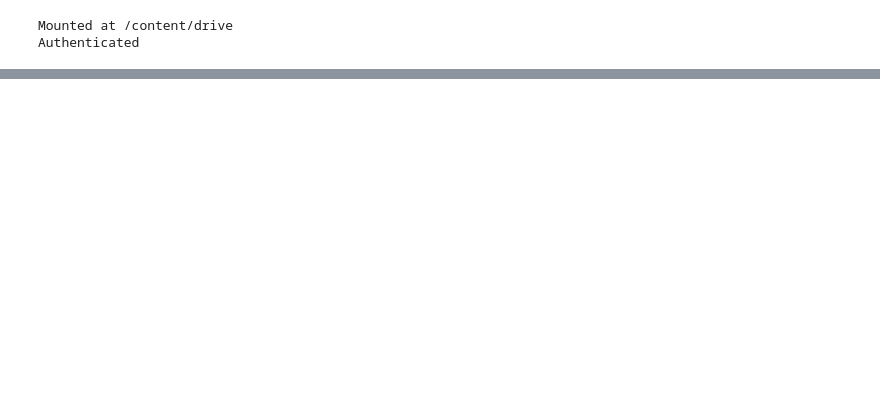
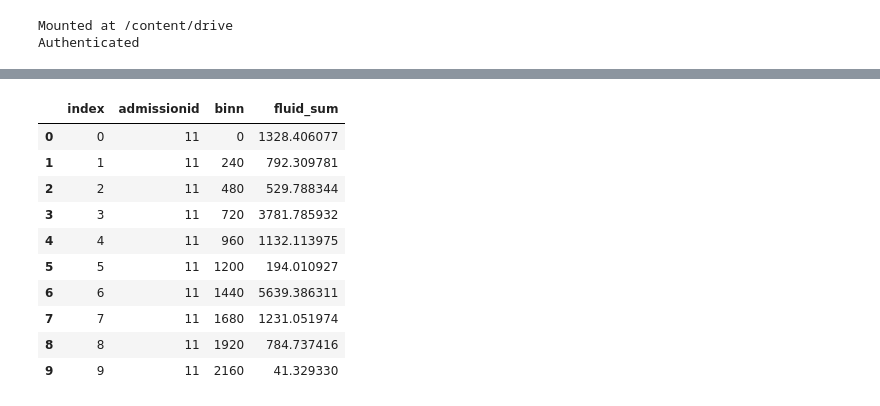
Before and after one commit to Enrico-Call/RL-AKI, a Jupyter notebook: Data Aggregation.ipynb, the cells around one changed output, grey strips where cells are left out. Drawn from its saved outputs; the diff is of its cells as text; code cells hidden in the pictures; blank space fills up the shorter version.

```diff
--- a/Data Aggregation.ipynb
+++ b/Data Aggregation.ipynb
@@ -365,0 +373,14 @@ len(action)
+# %%
+action.head(10)
+# %% [output]
+|  | index | admissionid | binn | fluid_sum |
+| 0 | 0 | 11 | 0 | 1328.406077 |
+| 1 | 1 | 11 | 240 | 792.309781 |
+| 2 | 2 | 11 | 480 | 529.788344 |
+| 3 | 3 | 11 | 720 | 3781.785932 |
+| 4 | 4 | 11 | 960 | 1132.113975 |
+| 5 | 5 | 11 | 1200 | 194.010927 |
+| 6 | 6 | 11 | 1440 | 5639.386311 |
+| 7 | 7 | 11 | 1680 | 1231.051974 |
+| 8 | 8 | 11 | 1920 | 784.737416 |
+| 9 | 9 | 11 | 2160 | 41.329330 |
```
Also changed, not shown: parts of 3 cells of this notebook.
